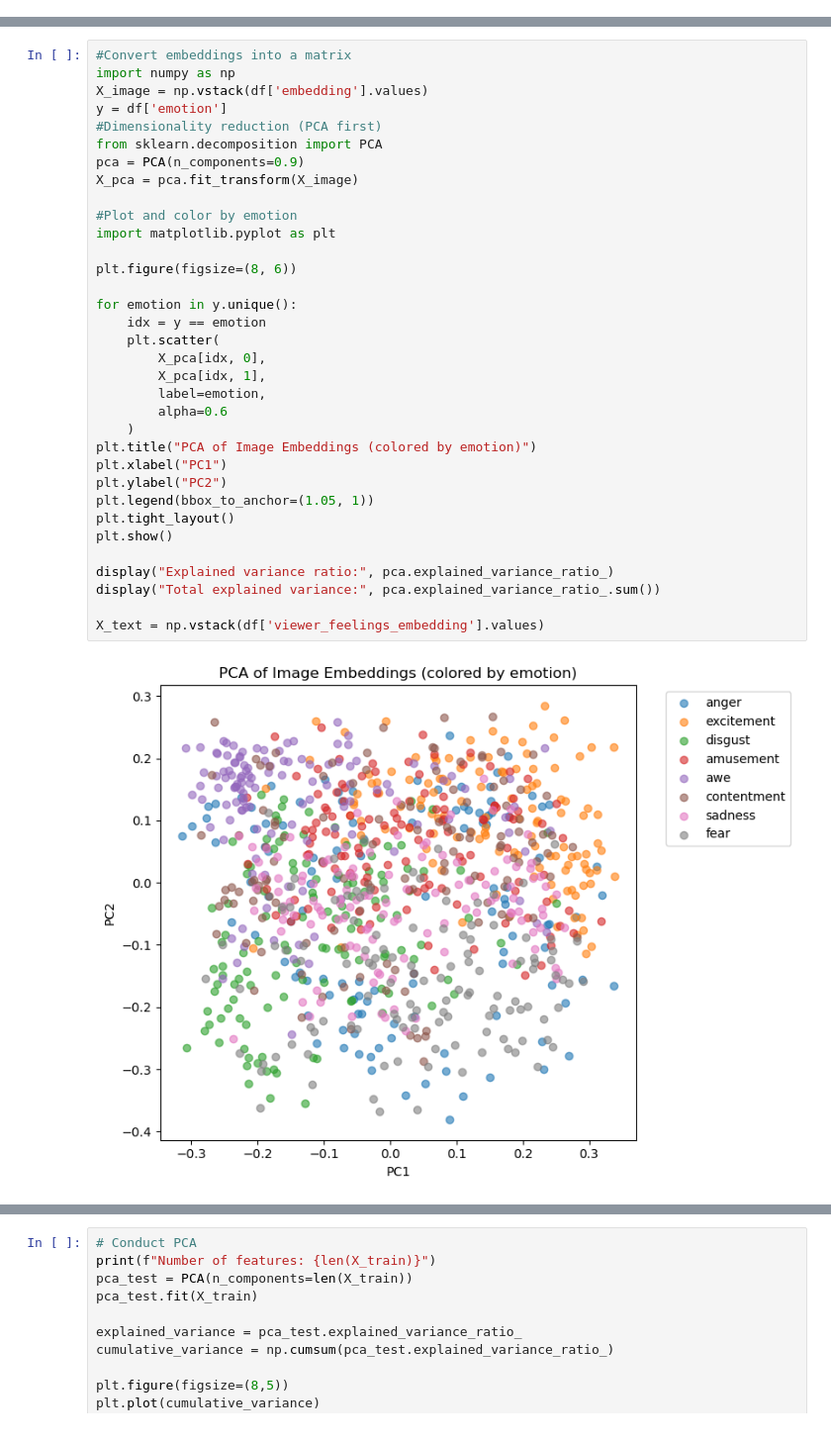
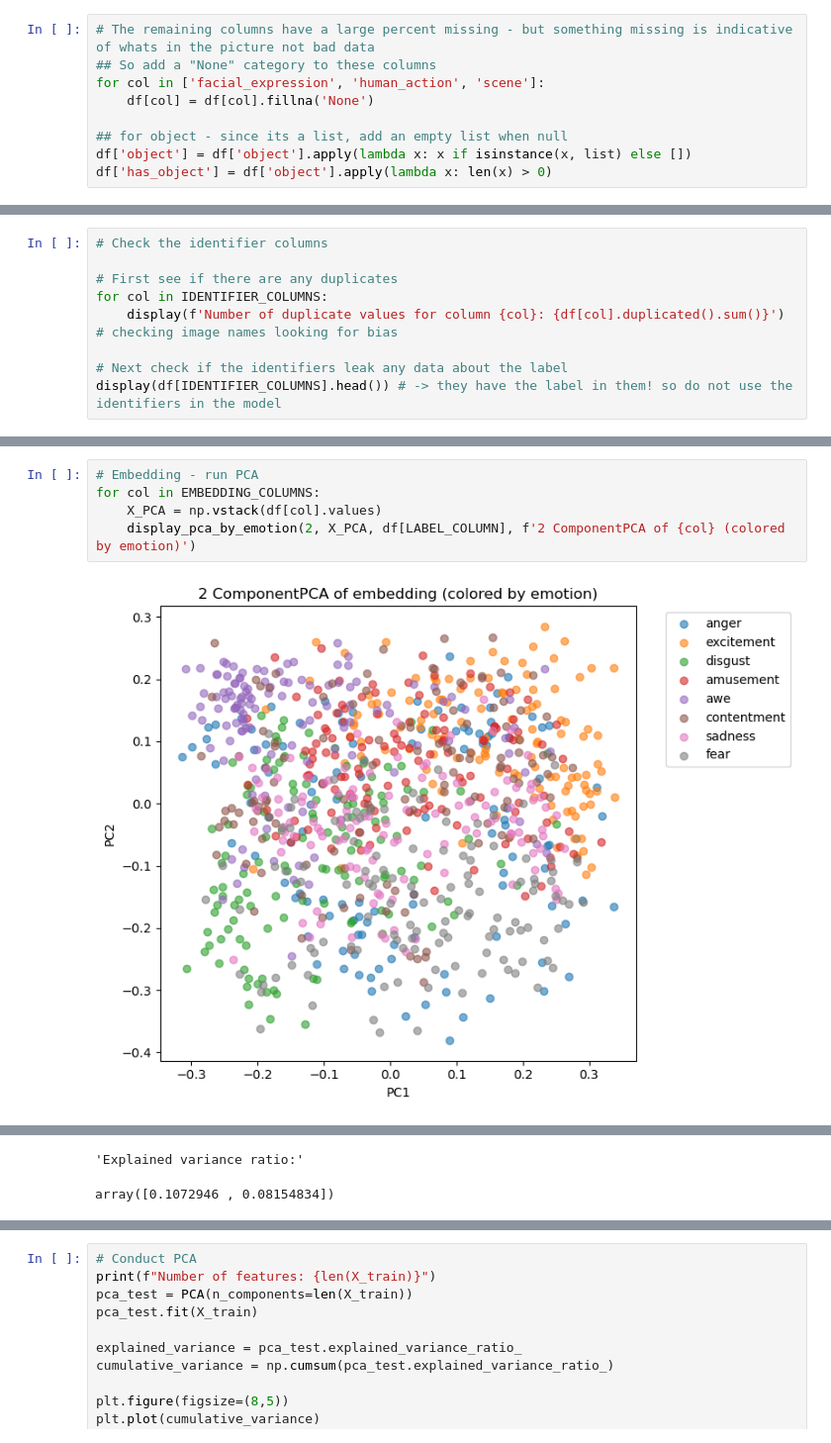
Before and after one commit to esteeliat/ml_for_neuro, a Jupyter notebook: final_project.ipynb, the cells around one changed output, grey strips where cells are left out. Shown at 99% size. Cells and saved outputs as stored; diff of their text form.

```diff
--- a/final_project.ipynb
+++ b/final_project.ipynb
@@ -132,0 +102,9 @@ display(df[numeric_metadata].describe())
+# %%
+# The remaining columns have a large percent missing - but something missing is indicative of whats in the picture not bad data
+## So add a "None" category to these columns
+for col in ['facial_expression', 'human_action', 'scene']:
+    df[col] = df[col].fillna('None')
+
+## for object - since its a list, add an empty list when null
+df['object'] = df['object'].apply(lambda x: x if isinstance(x, list) else [])
+df['has_object'] = df['object'].apply(lambda x: len(x) > 0)
@@ -132,0 +123,9 @@ display(df[numeric_metadata].describe())
+# %%
+# Check the identifier columns
+
+# First see if there are any duplicates
+for col in IDENTIFIER_COLUMNS:
+    display(f'Number of duplicate values for column {col}: {df[col].duplicated().sum()}') # checking image names looking for bias
+
+# Next check if the identifiers leak any data about the label
+display(df[IDENTIFIER_COLUMNS].head()) # -> they have the label in them! so do not use the identifiers in the model
@@ -298,37 +472,8 @@ Name: count, dtype: int64
 # %%
-#Convert embeddings into a matrix
-import numpy as np
-X_image = np.vstack(df['embedding'].values)
-y = df['emotion']
-#Dimensionality reduction (PCA first)
-from sklearn.decomposition import PCA
-pca = PCA(n_components=0.9)
-X_pca = pca.fit_transform(X_image)
-
-#Plot and color by emotion
-import matplotlib.pyplot as plt
-
-plt.figure(figsize=(8, 6))
-
-for emotion in y.unique():
-    idx = y == emotion
-    plt.scatter(
-        X_pca[idx, 0],
-        X_pca[idx, 1],
-        label=emotion,
-        alpha=0.6
-    )
-plt.title("PCA of Image Embeddings (colored by emotion)")
-plt.xlabel("PC1")
-plt.ylabel("PC2")
-plt.legend(bbox_to_anchor=(1.05, 1))
-plt.tight_layout()
-plt.show()
-
-display("Explained variance ratio:", pca.explained_variance_ratio_)
-display("Total explained variance:", pca.explained_variance_ratio_.sum())
-
-X_text = np.vstack(df['viewer_feelings_embedding'].values)
+# Embedding - run PCA
+for col in EMBEDDING_COLUMNS:
+    X_PCA = np.vstack(df[col].values)
+    display_pca_by_emotion(2, X_PCA, df[LABEL_COLUMN], f'2 ComponentPCA of {col} (colored by emotion)')
 # %% [output]
-[figure, old version]
+[figure, new version]
 'Explained variance ratio:'
@@ -353,0 +484,2 @@ np.float64(0.9007722622375279)
+'Explained variance ratio:'
+array([0.1072946 , 0.08154834])
```
Also changed, not shown: parts of 30 cells of this notebook, 2 other files.
